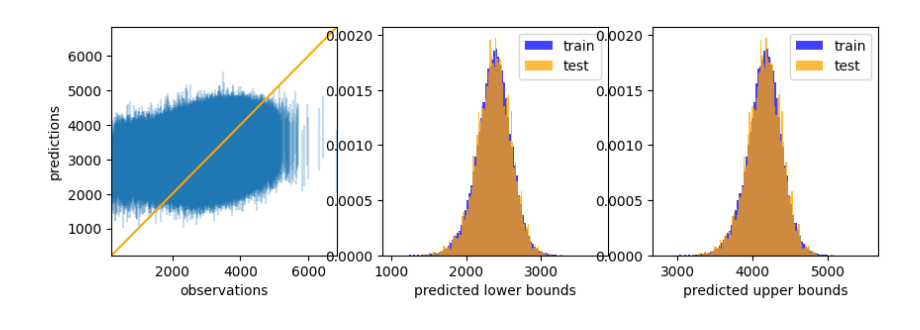
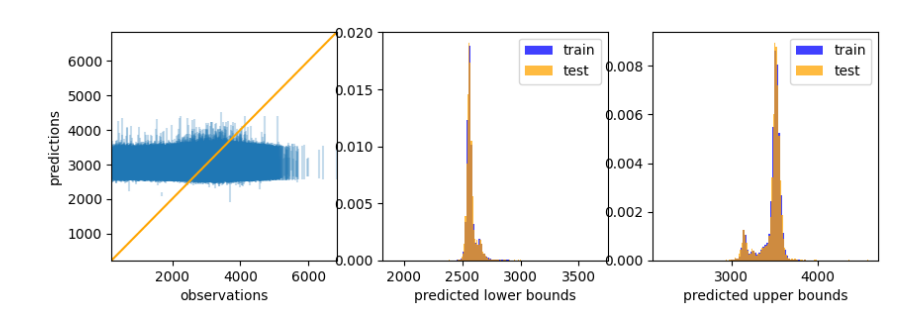
Before and after one commit to hrmerrill/kaggle-prediction-interval-birthweight, a Jupyter notebook: notebooks/testing.ipynb, the cells around one changed output. Drawn from its saved outputs; the diff is of its cells as text; code cells hidden in the pictures.

```diff
--- a/notebooks/testing.ipynb
+++ b/notebooks/testing.ipynb
@@ -130,14 +43,0 @@ Training the ensemble model.
-# %%
-hbens_validator = Validator("HistBoostEnsembler")
-hbens_validator.fit(data)
-hbens_validator.print_performance_summary()
-
-lower, upper = hbens_validator.predict_intervals(data)
-lower_new, upper_new = hbens_validator.predict_intervals(data_test)
-
-plot_result(data["DBWT"], lower, upper, lower_new, upper_new)
-
-data_test[["id"]].assign(pi_lower=lower_new, pi_upper=upper_new).to_csv(
-    "~/dev/data/kaggle-prediction-interval-birthweight/submission_hbens.csv",
-    index=False,
-)
@@ -220,14 +43,0 @@ Fitting 5 folds for each of 10 candidates, totalling 50 fits
-# %%
-nnc_validator = Validator("MissingnessNeuralNetClassifier")
-nnc_validator.fit(data)
-nnc_validator.print_performance_summary()
-
-lower, upper = nnc_validator.predict_intervals(data)
-lower_new, upper_new = nnc_validator.predict_intervals(data_test)
-
-plot_result(data["DBWT"], lower, upper, lower_new, upper_new)
-
-data_test[["id"]].assign(pi_lower=lower_new, pi_upper=upper_new).to_csv(
-    "~/dev/data/kaggle-prediction-interval-birthweight/submission_nnc.csv",
-    index=False,
-)
@@ -245,16 +44,11 @@ NOIS is 1754.3 and coverage is 89.9%.
 # %%
-rr_validator = Validator("RidgeRegressor")
-rr_validator.fit(data)
-rr_validator.print_performance_summary()
+eim_validator = Validator("MissingnessNeuralNetEIM", n_epochs=2, units_list=[2])
+eim_validator.fit(data)
+eim_validator.print_performance_summary()
 
-lower, upper = rr_validator.predict_intervals(data)
-lower_new, upper_new = rr_validator.predict_intervals(data_test)
+lower, upper = eim_validator.predict_intervals(data)
+lower_new, upper_new = eim_validator.predict_intervals(data_test)
 
 plot_result(data["DBWT"], lower, upper, lower_new, upper_new)
-
-data_test[["id"]].assign(pi_lower=lower_new, pi_upper=upper_new).to_csv(
-    "~/dev/data/kaggle-prediction-interval-birthweight/submission_rr.csv",
-    index=False,
-)
 # %% [output]
 Validation on fold 1 of 2 begins.
@@ -263 +69 @@ NOIS is 1859.2 and coverage is 91.3%.
-[figure, old version]
+[figure, new version]
```
Also changed, not shown: parts of 6 cells of this notebook, 4 other files.
